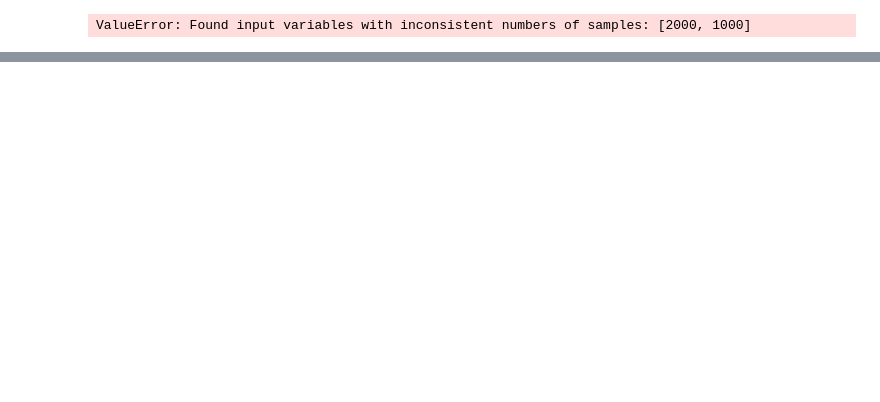
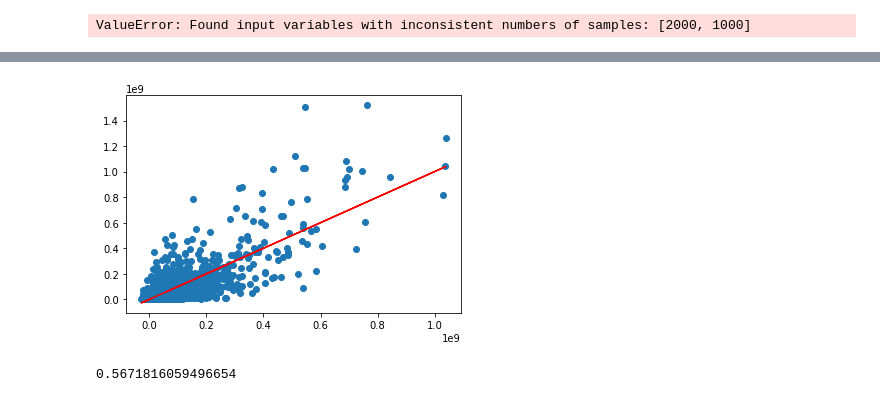
Before and after one commit to Riki98/DWM-Project, a Jupyter notebook: Progetto/Progetto.ipynb, the cells around one changed output, grey strips where cells are left out. Drawn from its saved outputs; the diff is of its cells as text; code cells hidden in the pictures; blank space fills up the shorter version.

Commit message:
Working Linear Regression

```diff
--- a/Progetto/Progetto.ipynb
+++ b/Progetto/Progetto.ipynb
@@ -578,7 +570,7 @@ from sklearn.linear_model import LinearRegression
 from sklearn.metrics import mean_squared_error
 
 datasetTrainLinear = data[["revenue", "budget", "runtime", "popularity", "release_month", "lingua_inglese"]].astype(float).values
-features = ["revenue", "budget", "runtime", "popularity", "release_month", "lingua_inglese"]
+features = ["budget", "runtime", "popularity", "release_month", "lingua_inglese", "revenue"]
 
 dsTrain = data[0:data.shape[0]-int(data.shape[0]/3)]
 dsTest= data[data.shape[0]-int(data.shape[0]/3):data.shape[0]]
@@ -641,0 +601,26 @@ dsTest.shape[0]
+# %%
+from sklearn.linear_model import LinearRegression
+from sklearn.model_selection import train_test_split
+
+
+dataPred=data[features]
+X=dataPred.iloc[:,0:5]
+y=dataPred.iloc[:,5]
+
+X_train, X_test, y_train, y_test = train_test_split(X, y, test_size=0.66)
+
+lreg=LinearRegression()
+
+lreg.fit(X_train, y_train)
+
+y_pred=lreg.predict(X_test)
+
+plt.scatter(y_pred, y_test)
+plt.plot(y_pred, y_pred, color='red')
+plt.show()
+
+score=lreg.score(X_train, y_train)
+score
+# %% [output]
+[figure, added]
+0.5671816059496654
```
Also changed, not shown: parts of 18 cells of this notebook.
